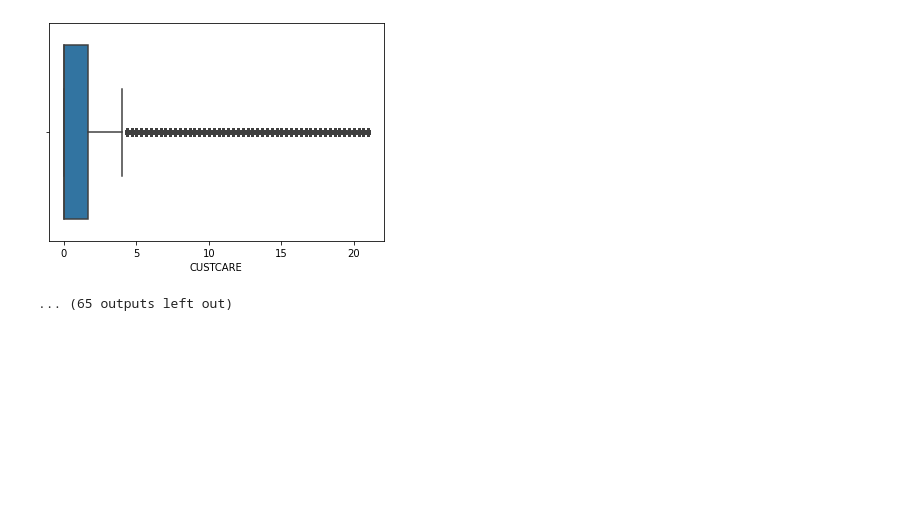
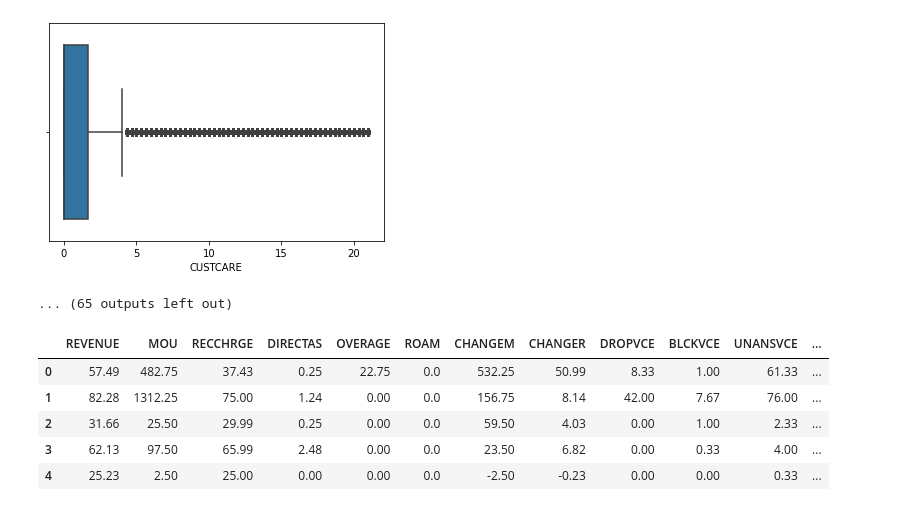
Before and after one commit to surbhimgr/python-solutions, a Jupyter notebook: ML OJT codes/Proactive Attrition Management Logistic Regression Business Case.ipynb, the cells around one changed output. Drawn from its saved outputs; the diff is of its cells as text; code cells hidden in the pictures; blank space fills up the shorter version.

```diff
--- a/ML OJT codes/Proactive Attrition Management Logistic Regression Business Case.ipynb
+++ b/ML OJT codes/Proactive Attrition Management Logistic Regression Business Case.ipynb
@@ -207,3 +224,14 @@ for column in cp:
 [figure]
 [figure]
 ... (65 outputs left out)
+# %%
+selected_columns = c2c[['REVENUE','MOU','RECCHRGE','DIRECTAS','OVERAGE','ROAM','CHANGEM','CHANGER','DROPVCE','BLCKVCE','UNANSVCE','CUSTCARE','THREEWAY','MOUREC','OUTCALLS','INCALLS','PEAKVCE','OPEAKVCE','DROPBLK','CALLFWDV','CALLWAIT','MONTHS','EQPDAYS','AGE1','AGE2']]
+new_df = selected_columns.copy()
+new_df.head(5)
+# %% [output]
+|  | REVENUE | MOU | RECCHRGE | DIRECTAS | OVERAGE | ROAM | CHANGEM | CHANGER | DROPVCE | BLCKVCE | UNANSVCE | ... |
+| 0 | 57.49 | 482.75 | 37.43 | 0.25 | 22.75 | 0.0 | 532.25 | 50.99 | 8.33 | 1.00 | 61.33 | ... |
+| 1 | 82.28 | 1312.25 | 75.00 | 1.24 | 0.00 | 0.0 | 156.75 | 8.14 | 42.00 | 7.67 | 76.00 | ... |
+| 2 | 31.66 | 25.50 | 29.99 | 0.25 | 0.00 | 0.0 | 59.50 | 4.03 | 0.00 | 1.00 | 2.33 | ... |
+| 3 | 62.13 | 97.50 | 65.99 | 2.48 | 0.00 | 0.0 | 23.50 | 6.82 | 0.00 | 0.33 | 4.00 | ... |
+| 4 | 25.23 | 2.50 | 25.00 | 0.00 | 0.00 | 0.0 | -2.50 | -0.23 | 0.00 | 0.00 | 0.33 | ... |
```
Also changed, not shown: parts of 15 cells of this notebook.
